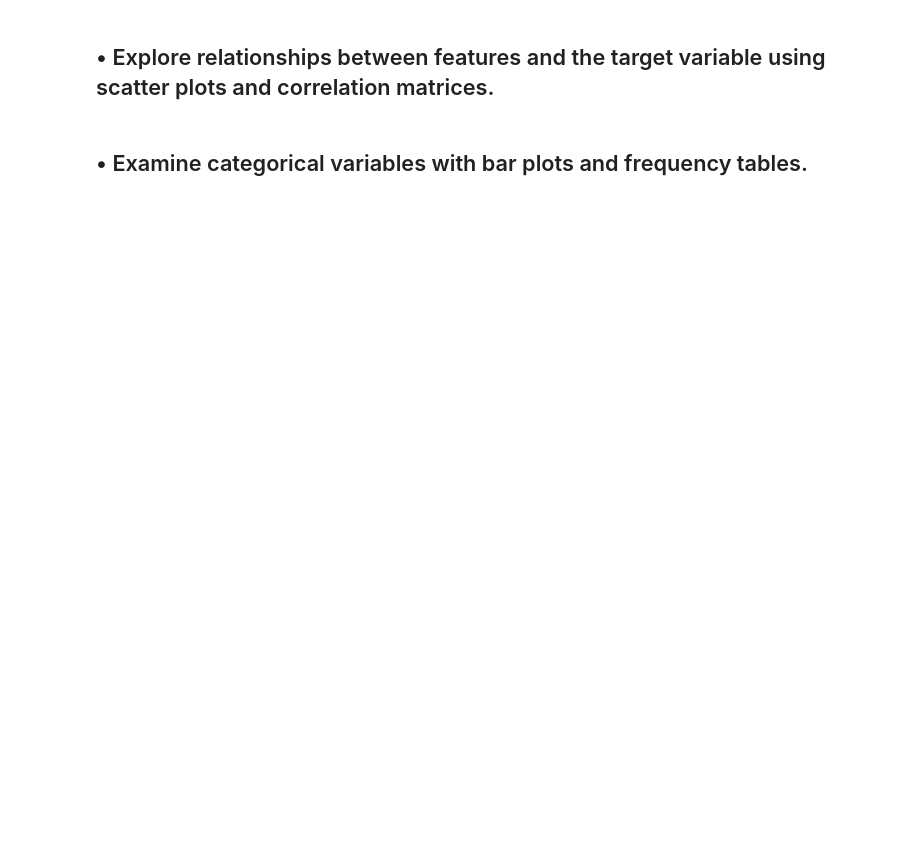
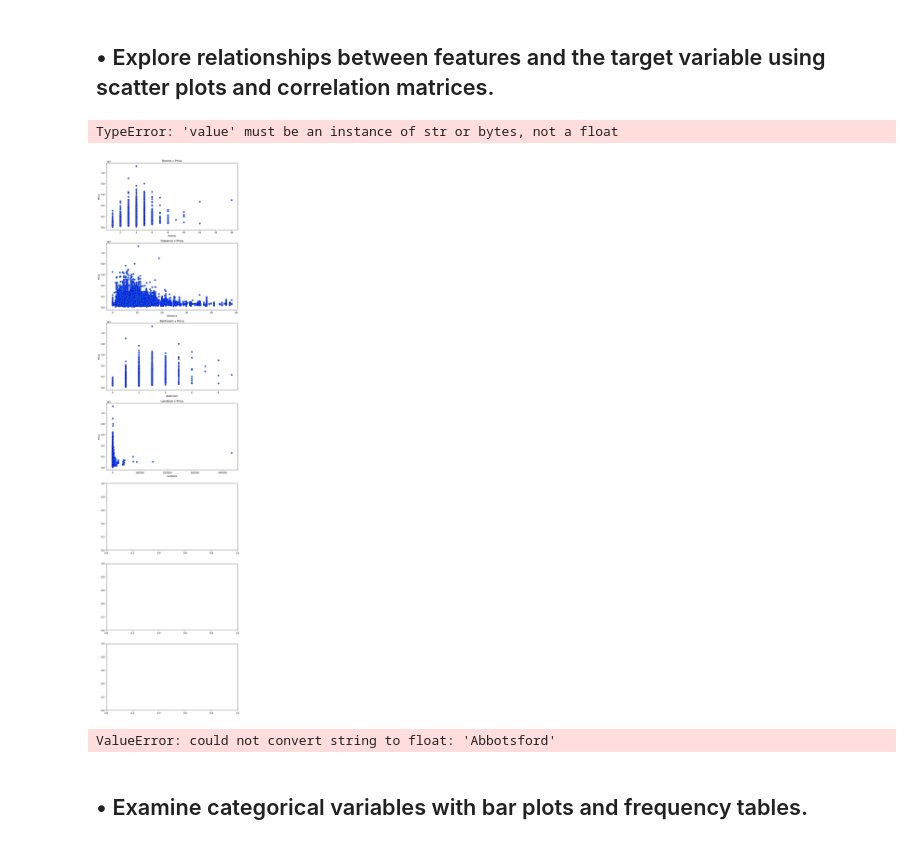
Before and after one commit to AlexAmI123/4th-year, a Jupyter notebook: CS401/Assignment1/Assignment1.ipynb, the cells around one changed output. Cells and saved outputs as stored; diff of their text form; code cells hidden in the pictures; blank space fills up the shorter version.

```diff
--- a/CS401/Assignment1/Assignment1.ipynb
+++ b/CS401/Assignment1/Assignment1.ipynb
@@ -92,4 +105,36 @@ plt.show()
 # %% [markdown]
 ## • Explore relationships between features and the target variable using scatter plots and correlation matrices.
+# %%
+variables = ['Rooms', 'Distance', 'Bathroom', 'Landsize', 'BuildingArea', 'Age', 'Propertycount']
+
+# Create a figure with subplots
+fig, axes = plt.subplots(len(variables), 1, figsize=(10, 6*len(variables)))
+
+for i, var in enumerate(variables):
+    axes[i].scatter(x=var, y='Price', data=data, edgecolor='b')
+    axes[i].set_xlabel(var)
+    axes[i].set_ylabel('Price')
+    axes[i].set_title(f'{var} v Price')
+
+plt.show()
+# %% [output]
+TypeError: 'value' must be an instance of str or bytes, not a float
+[figure, added]
+# %%
+correlation_matrix = data.corr()
+
+# Print or visualize the correlation matrix
+print(correlation_matrix)
+
+# To visualize it as a heatmap, you can use a library like Seaborn
+import seaborn as sns
+import matplotlib.pyplot as plt
+
+plt.figure(figsize=(10, 8))
+sns.heatmap(correlation_matrix, annot=True, cmap='coolwarm', fmt=".2f")
+plt.title('Correlation Matrix')
+plt.show()
+# %% [output]
+ValueError: could not convert string to float: 'Abbotsford'
 # %% [markdown]
 ## • Examine categorical variables with bar plots and frequency tables.
```
Also changed, not shown: parts of 11 cells of this notebook, 9 other files.
